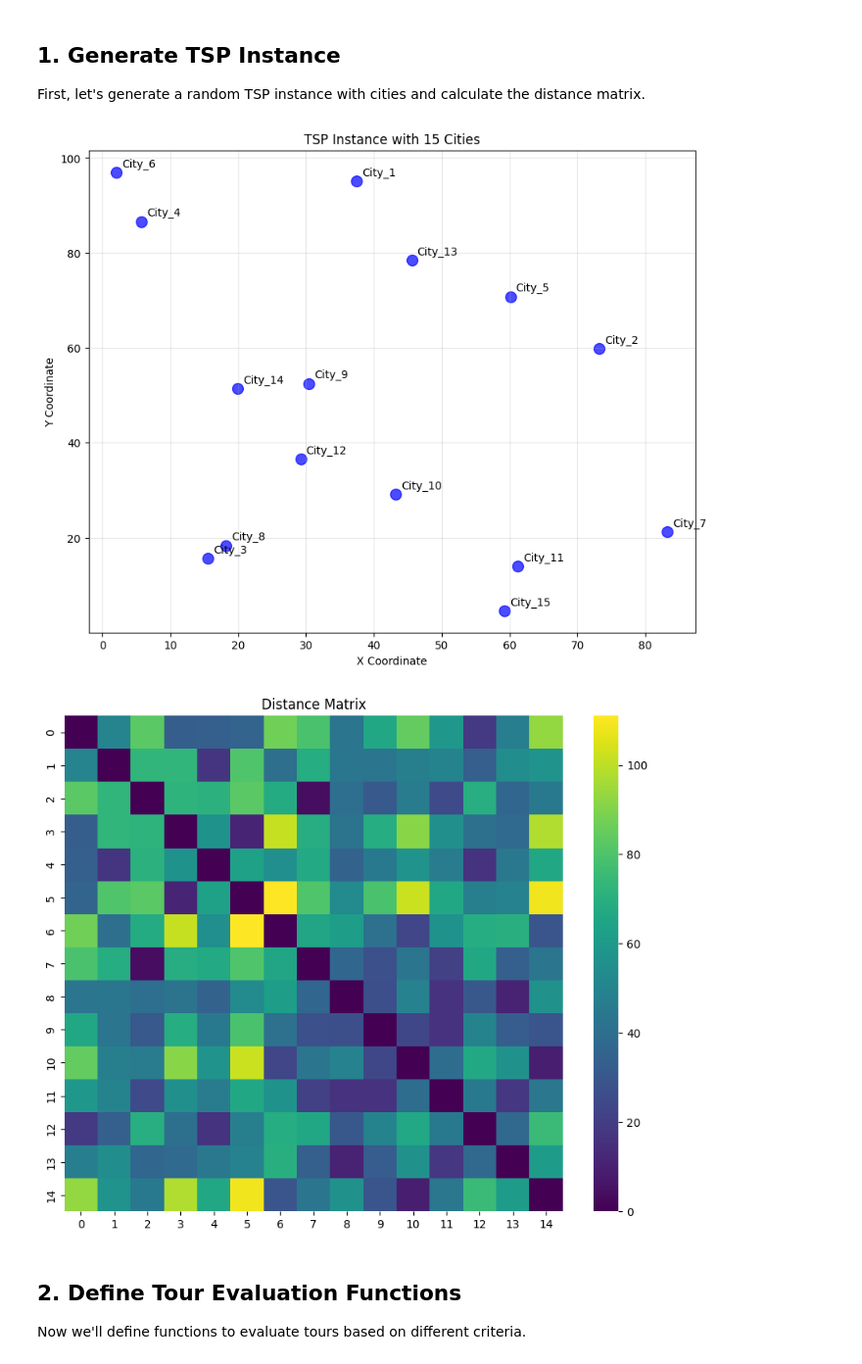
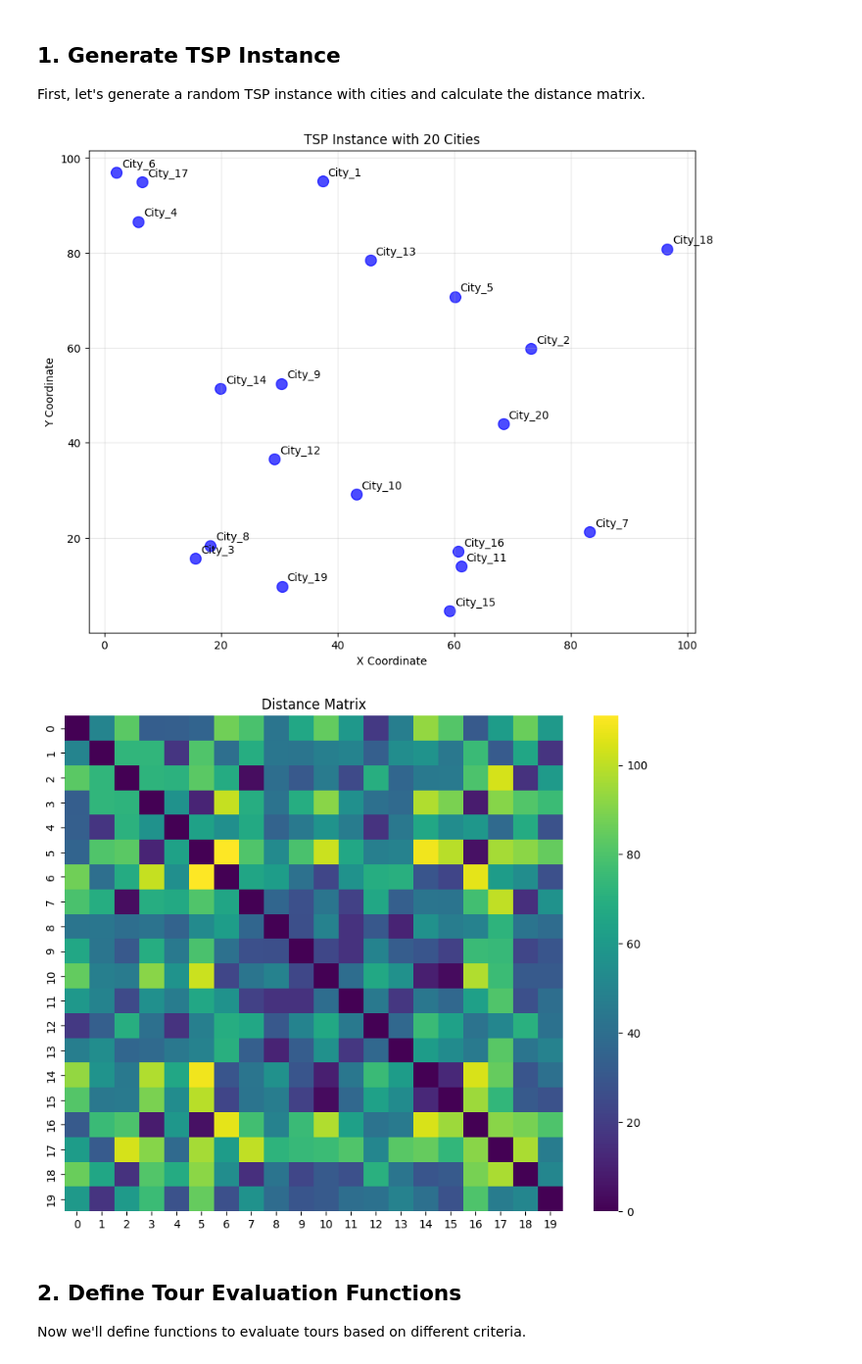
Before and after one commit to denizakdemir/trainselpy, a Jupyter notebook: tsp_multi_objectivization.ipynb, the cells around one changed output. Shown at 98% size. Cells and saved outputs as stored; diff of their text form; code cells hidden in the pictures.

```diff
--- a/tsp_multi_objectivization.ipynb
+++ b/tsp_multi_objectivization.ipynb
@@ -61,36 +61,36 @@ def generate_tsp_instance(n_cities=30, random_seed=42):
 
     return {
         'city_coords': city_coords,
         'distance_matrix': distance_matrix,
         'city_names': city_names
     }
 
 # Generate a random TSP instance
-n_cities = 15  # Using more cities to make the problem more challenging
+n_cities = 20  # Using more cities to make the problem more challenging
 tsp_instance = generate_tsp_instance(n_cities)
 
 # Visualize the cities
 plt.figure(figsize=(10, 8))
 plt.scatter(tsp_instance['city_coords'][:, 0], tsp_instance['city_coords'][:, 1], s=100, c='blue', alpha=0.7)
 
 # Add city labels
 for i, (x, y) in enumerate(tsp_instance['city_coords']):
     plt.annotate(tsp_instance['city_names'][i], (x, y), xytext=(5, 5), textcoords='offset points')
 
 plt.title(f"TSP Instance with {n_cities} Cities")
 plt.xlabel("X Coordinate")
 plt.ylabel("Y Coordinate")
 plt.grid(alpha=0.3)
 plt.show()
 
 # Display distance matrix
 plt.figure(figsize=(10, 8))
 sns.heatmap(tsp_instance['distance_matrix'], annot=False, cmap='viridis')
 plt.title("Distance Matrix")
 plt.show()
 # %% [output]
-[figure, old version]
+[figure, new version]
-[figure, old version]
+[figure, new version]
 # %% [markdown]
 ## 2. Define Tour Evaluation Functions
 
```
Also changed, not shown: parts of 7 cells of this notebook, 32 other files.
